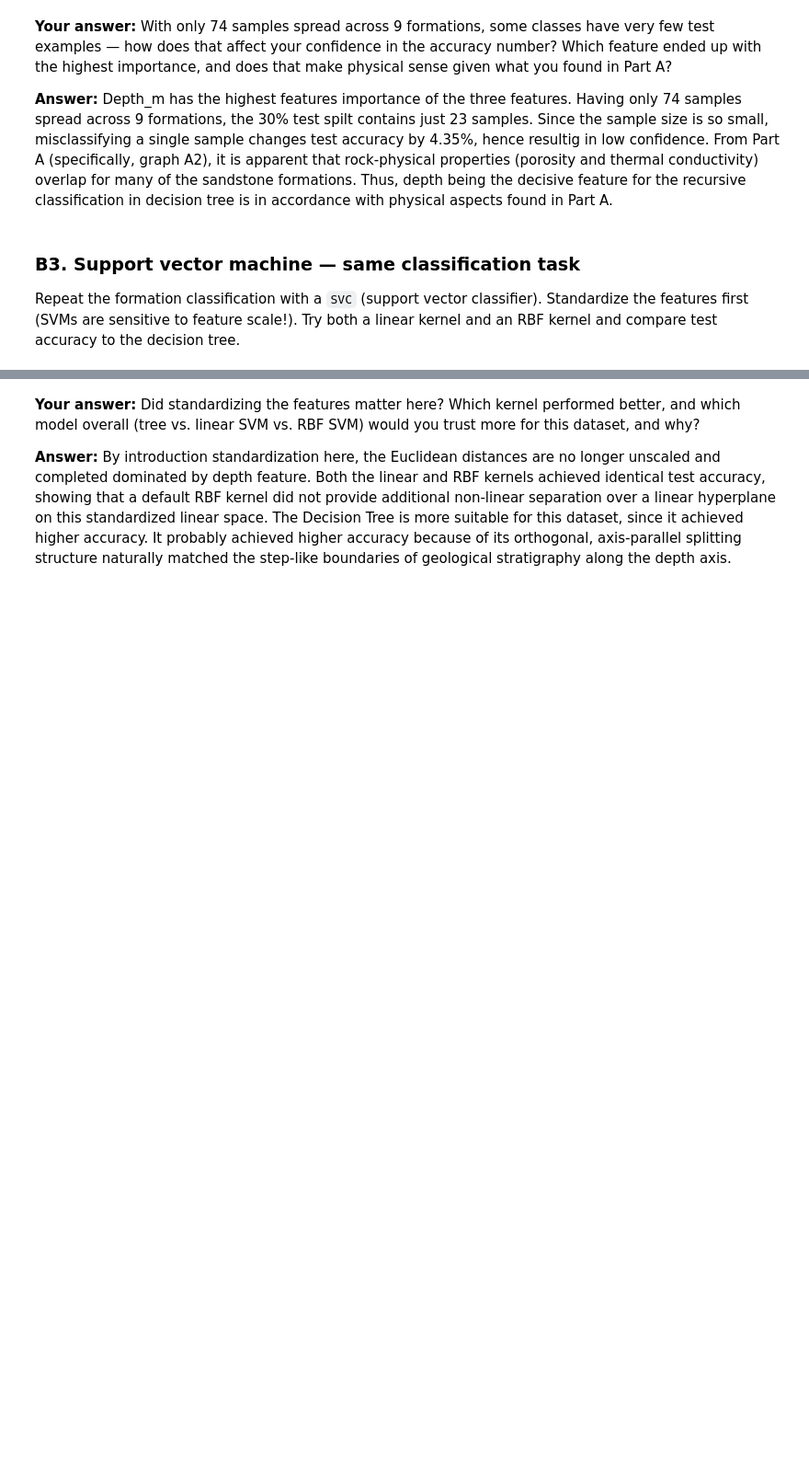
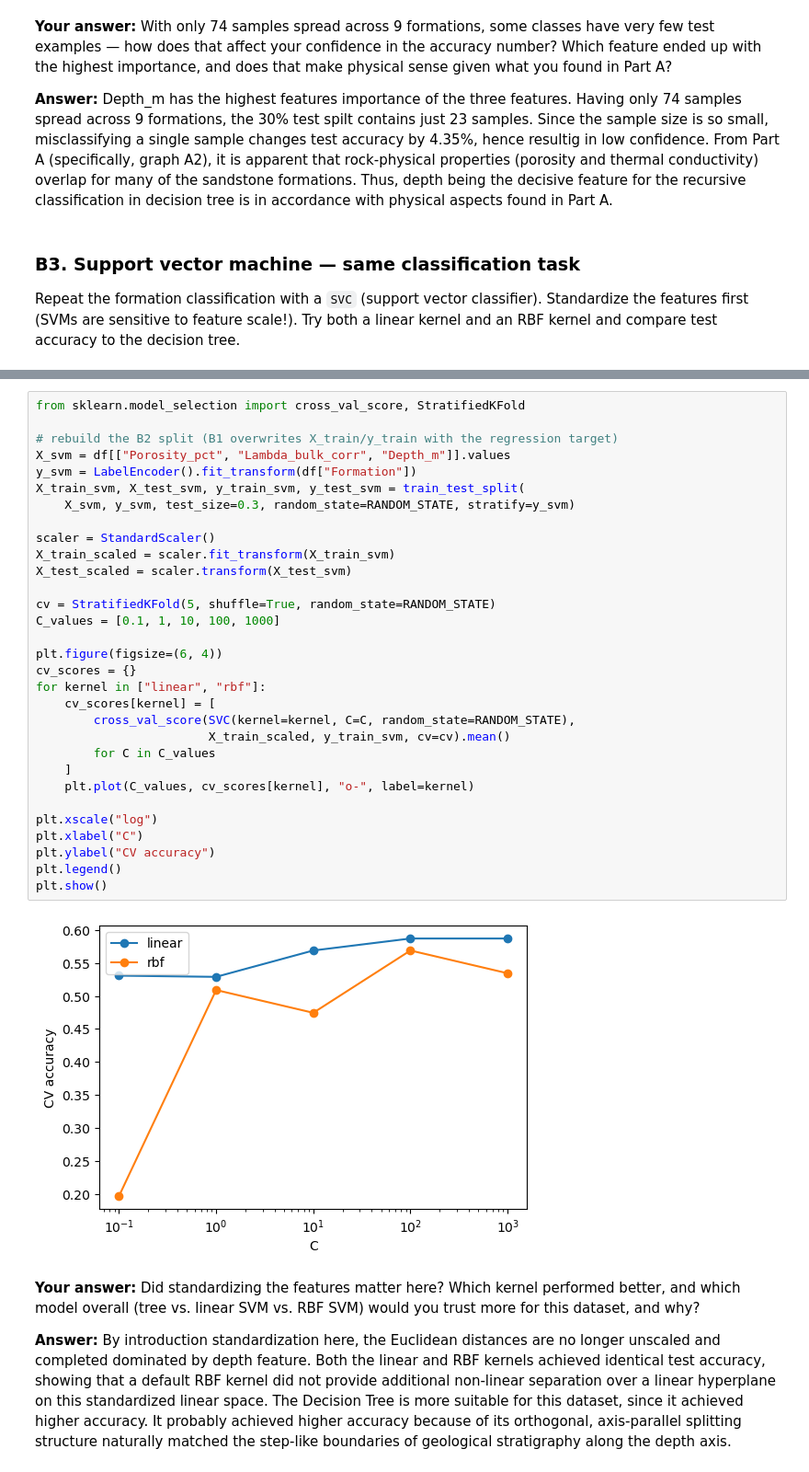
Before and after one commit to stoneypointer/ML_in_Geo, a Jupyter notebook: NEGB_Geothermal_Exercises_STUDENT.ipynb, the cells around one changed output, grey strips where cells are left out. Shown at 92% size. Cells and saved outputs as stored; diff of their text form; blank space fills up the shorter version.

```diff
--- a/NEGB_Geothermal_Exercises_STUDENT.ipynb
+++ b/NEGB_Geothermal_Exercises_STUDENT.ipynb
@@ -669,3 +665,36 @@ Decision tree accuracy (B2):  0.74
+# %%
+from sklearn.model_selection import cross_val_score, StratifiedKFold
+
+# rebuild the B2 split (B1 overwrites X_train/y_train with the regression target)
+X_svm = df[["Porosity_pct", "Lambda_bulk_corr", "Depth_m"]].values
+y_svm = LabelEncoder().fit_transform(df["Formation"])
+X_train_svm, X_test_svm, y_train_svm, y_test_svm = train_test_split(
+    X_svm, y_svm, test_size=0.3, random_state=RANDOM_STATE, stratify=y_svm)
+
+scaler = StandardScaler()
+X_train_scaled = scaler.fit_transform(X_train_svm)
+X_test_scaled = scaler.transform(X_test_svm)
+
+cv = StratifiedKFold(5, shuffle=True, random_state=RANDOM_STATE)
+C_values = [0.1, 1, 10, 100, 1000]
+
+plt.figure(figsize=(6, 4))
+cv_scores = {}
+for kernel in ["linear", "rbf"]:
+    cv_scores[kernel] = [
+        cross_val_score(SVC(kernel=kernel, C=C, random_state=RANDOM_STATE),
+                        X_train_scaled, y_train_svm, cv=cv).mean()
+        for C in C_values
+    ]
+    plt.plot(C_values, cv_scores[kernel], "o-", label=kernel)
+
+plt.xscale("log")
+plt.xlabel("C")
+plt.ylabel("CV accuracy")
+plt.legend()
+plt.show()
+# %% [output]
+[figure, added]
 # %% [markdown]
 **Your answer:** Did standardizing the features matter here? Which kernel
 performed better, and which model overall (tree vs. linear SVM vs. RBF SVM) would
```
Also changed, not shown: parts of 1 cell of this notebook, 19 other files.
